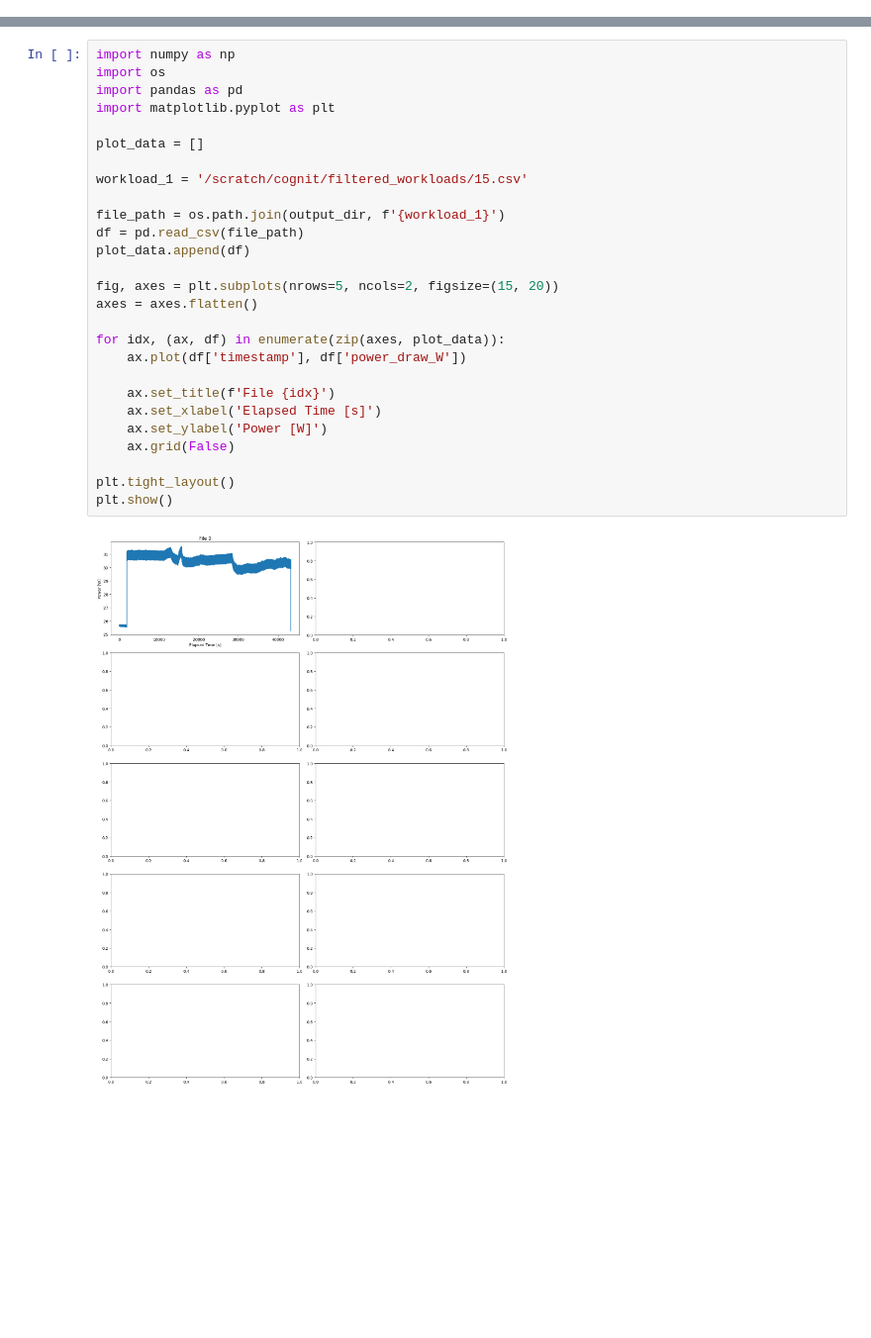
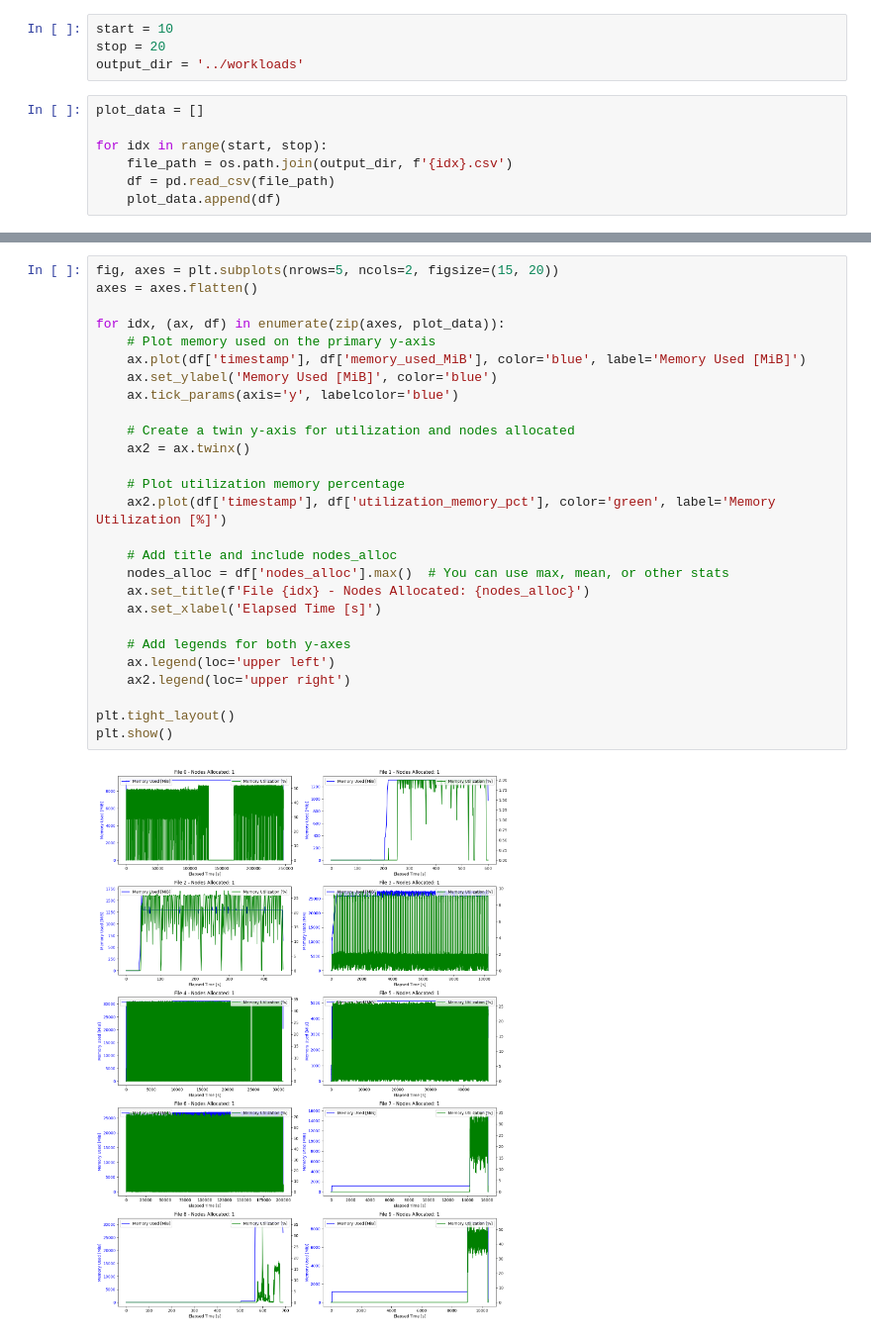
Before and after one commit to johankristianss/carbonsim, a Jupyter notebook: notebooks/PlotWorkflows.ipynb, the cells around one changed output, grey strips where cells are left out. Shown at 99% size. Drawn from its saved outputs; the diff is of its cells as text; blank space fills up the shorter version.

```diff
--- a/notebooks/PlotWorkflows.ipynb
+++ b/notebooks/PlotWorkflows.ipynb
@@ -0,0 +10,11 @@
+# %%
+start = 10
+stop = 20
+output_dir = '../workloads'
+# %%
+plot_data = []
+
+for idx in range(start, stop):
+    file_path = os.path.join(output_dir, f'{idx}.csv')
+    df = pd.read_csv(file_path)
+    plot_data.append(df)
@@ -31,29 +69,29 @@ plt.show()
 # %%
-import numpy as np
-import os
-import pandas as pd
-import matplotlib.pyplot as plt
-
-plot_data = []
-
-workload_1 = '/scratch/cognit/filtered_workloads/15.csv'
-
-file_path = os.path.join(output_dir, f'{workload_1}')
-df = pd.read_csv(file_path)
-plot_data.append(df)
-
 fig, axes = plt.subplots(nrows=5, ncols=2, figsize=(15, 20))
 axes = axes.flatten()
 
 for idx, (ax, df) in enumerate(zip(axes, plot_data)):
-    ax.plot(df['timestamp'], df['power_draw_W'])
+    # Plot memory used on the primary y-axis
+    ax.plot(df['timestamp'], df['memory_used_MiB'], color='blue', label='Memory Used [MiB]')
+    ax.set_ylabel('Memory Used [MiB]', color='blue')
+    ax.tick_params(axis='y', labelcolor='blue')
 
-    ax.set_title(f'File {idx}')
+    # Create a twin y-axis for utilization and nodes allocated
+    ax2 = ax.twinx()
+
+    # Plot utilization memory percentage
+    ax2.plot(df['timestamp'], df['utilization_memory_pct'], color='green', label='Memory Utilization [%]')
+
+    # Add title and include nodes_alloc
+    nodes_alloc = df['nodes_alloc'].max()  # You can use max, mean, or other stats
+    ax.set_title(f'File {idx} - Nodes Allocated: {nodes_alloc}')
     ax.set_xlabel('Elapsed Time [s]')
-    ax.set_ylabel('Power [W]')
-    ax.grid(False)
+
+    # Add legends for both y-axes
+    ax.legend(loc='upper left')
+    ax2.legend(loc='upper right')
 
 plt.tight_layout()
 plt.show()
 # %% [output]
-[figure, old version]
+[figure, new version]
```
Also changed, not shown: parts of 7 cells of this notebook, 20 other files.
